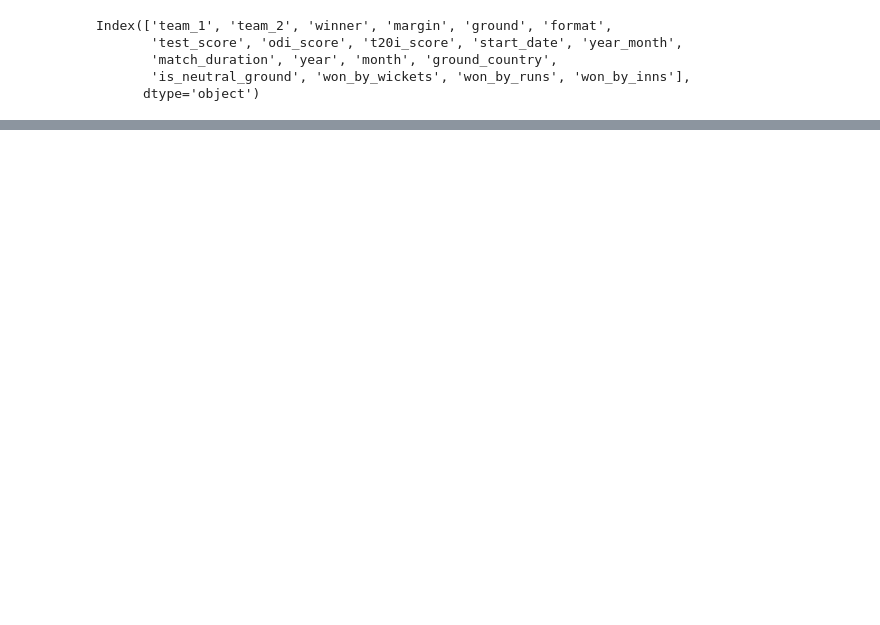
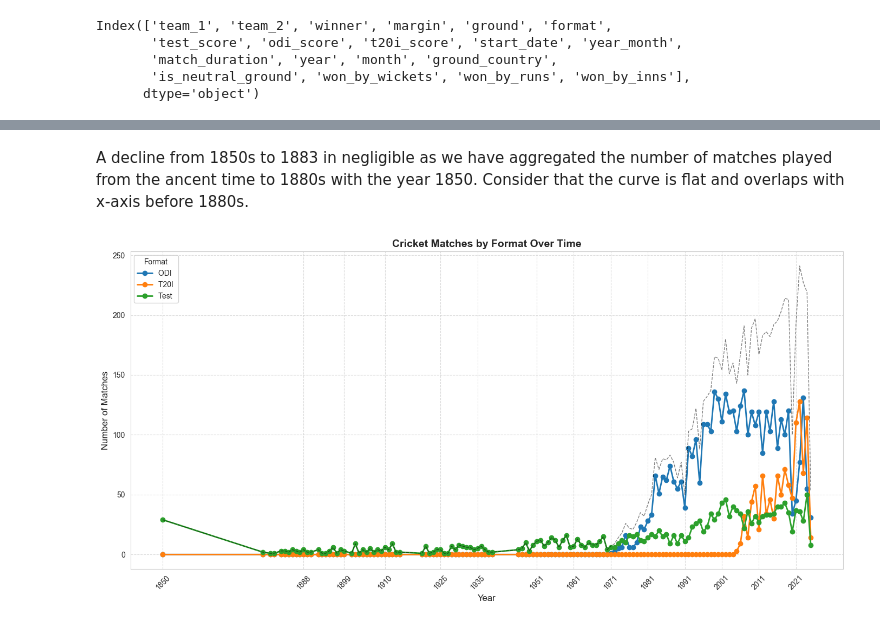
Before and after one commit to RussDai/Projects, a Jupyter notebook: 02_Data_Visuallization/01_Test_Nations_Data_Analysis/src/data_analysis_main.ipynb, the cells around one changed output, grey strips where cells are left out. Saved outputs shown, nothing was run; the diff lists cells and outputs as text; code cells hidden in the pictures; blank space fills up the shorter version.

```diff
--- a/02_Data_Visuallization/01_Test_Nations_Data_Analysis/src/data_analysis_main.ipynb
+++ b/02_Data_Visuallization/01_Test_Nations_Data_Analysis/src/data_analysis_main.ipynb
@@ -34,0 +188,3 @@ Index(['team_1', 'team_2', 'winner', 'margin', 'ground', 'format',
+# %%
+# Making permanant changes to year column:
+data["year"].replace(0, 1850, inplace=True)
@@ -34,0 +237,29 @@ Index(['team_1', 'team_2', 'winner', 'margin', 'ground', 'format',
+# %% [markdown]
+A decline from 1850s to 1883 in negligible as we have aggregated the number of matches played from the ancent time to 1880s with the year 1850. Consider that the curve is flat and overlaps with x-axis before 1880s.
+# %%
+# Create a line chart showing trends by format over time
+format_yearly = data.groupby(['year', 'format']).size().reset_index(name='Count')
+
+# Pivot the data for easier plotting
+format_pivot = format_yearly.pivot(index='year', columns='format', values='Count').fillna(0)
+
+# Plot the data
+plt.figure(figsize=(14, 7))
+for column in format_pivot.columns:
+    plt.plot(format_pivot.index, format_pivot[column], marker='o', linewidth=2, label=column)
+
+plt.title('Cricket Matches by Format Over Time', fontsize=14, fontweight='bold')
+plt.xlabel('Year', fontsize=12)
+plt.ylabel('Number of Matches', fontsize=12)
+plt.legend(title='Format')
+plt.grid(True, linestyle='--', alpha=0.7)
+plt.xticks(format_pivot.index[::5], rotation=45)  # Show every 5th year
+
+# Add a trend line for total matches
+plt.plot(yearly_counts['year'], yearly_counts['Count'], 'k--', alpha=0.5, linewidth=1, label='Total')
+# Improve x-axis ticks
+plt.xticks(yearly_counts['year'][::10], rotation=45)  # Show every 5th year
+plt.tight_layout()
+plt.show()
+# %% [output]
+[figure, added]
```
Also changed, not shown: parts of 28 cells of this notebook.
